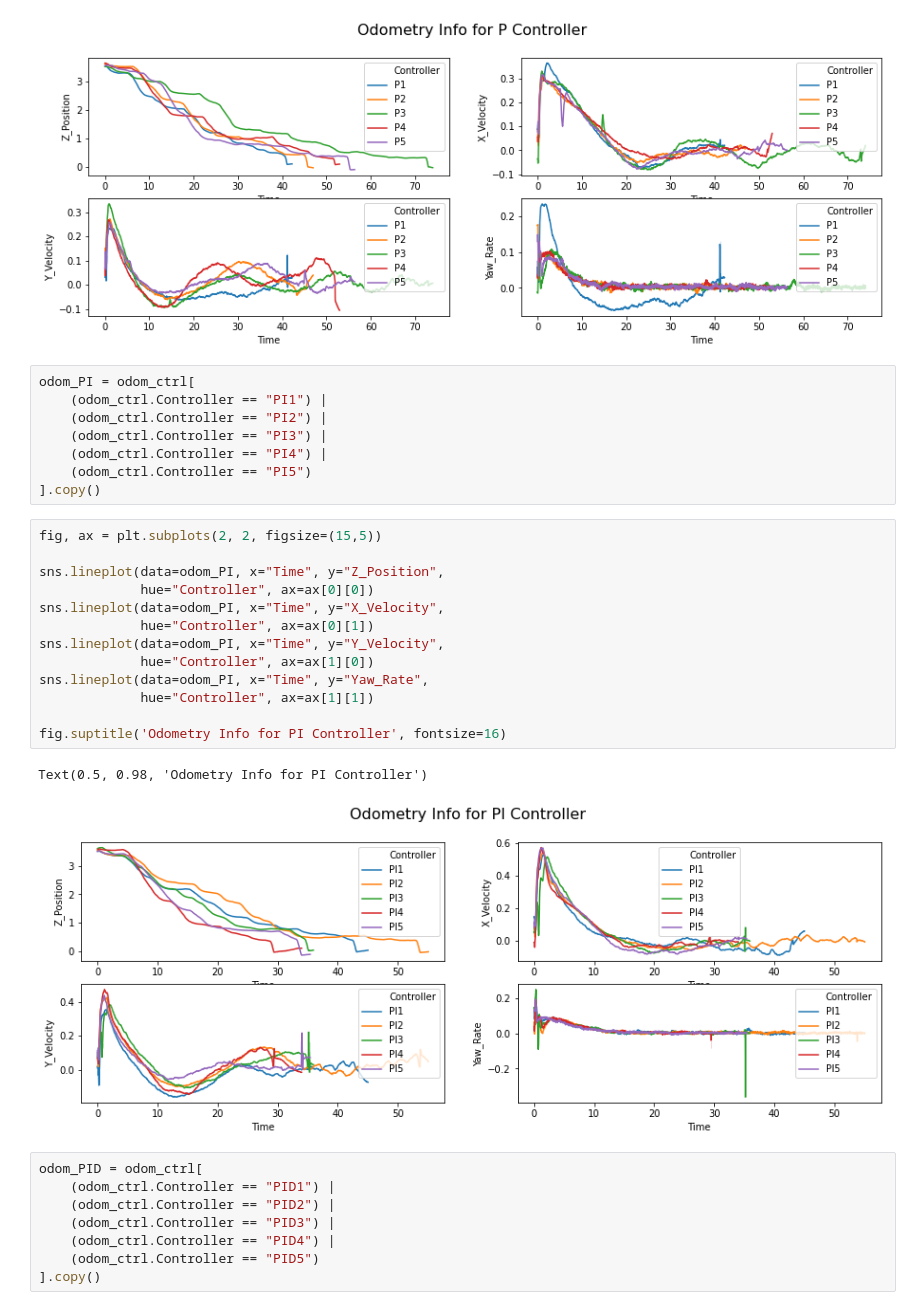
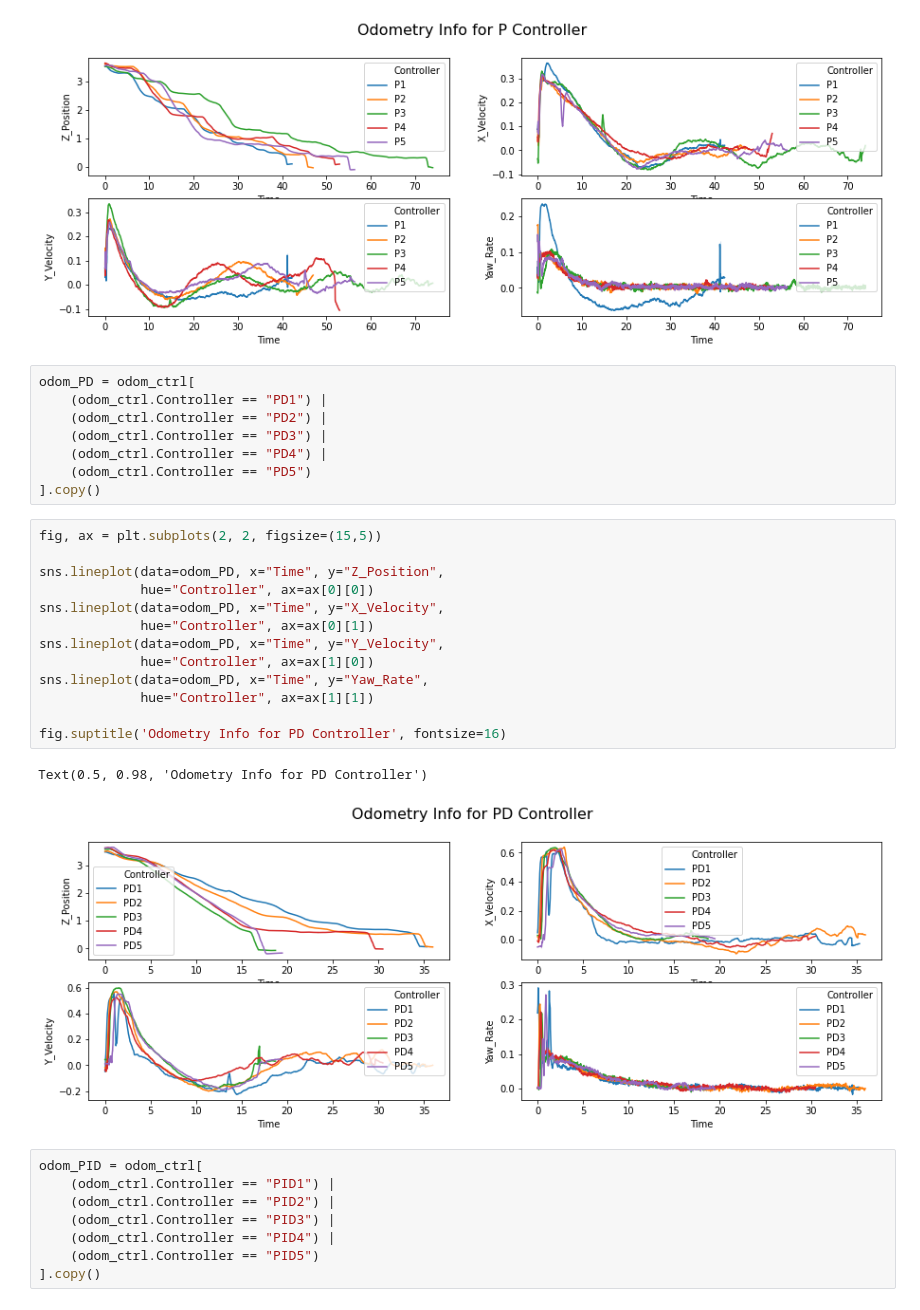
Before and after one commit to apinto25/autonomous_landing_data_analysis, a Jupyter notebook: controller_velocity_analysis.ipynb, the cells around one changed output. Drawn from its saved outputs; the diff is of its cells as text.

Commit message:
Update controller velocity analysis with the PD controller data.

```diff
--- a/controller_velocity_analysis.ipynb
+++ b/controller_velocity_analysis.ipynb
@@ -316,29 +316,29 @@ fig.suptitle('Odometry Info for P Controller', fontsize=16)
 Text(0.5, 0.98, 'Odometry Info for P Controller')
 [figure]
 # %%
-odom_PI = odom_ctrl[
-    (odom_ctrl.Controller == "PI1") |
-    (odom_ctrl.Controller == "PI2") |
-    (odom_ctrl.Controller == "PI3") |
-    (odom_ctrl.Controller == "PI4") |
-    (odom_ctrl.Controller == "PI5")
+odom_PD = odom_ctrl[
+    (odom_ctrl.Controller == "PD1") |
+    (odom_ctrl.Controller == "PD2") |
+    (odom_ctrl.Controller == "PD3") |
+    (odom_ctrl.Controller == "PD4") |
+    (odom_ctrl.Controller == "PD5")
 ].copy()
 # %%
 fig, ax = plt.subplots(2, 2, figsize=(15,5))
 
-sns.lineplot(data=odom_PI, x="Time", y="Z_Position",
+sns.lineplot(data=odom_PD, x="Time", y="Z_Position",
              hue="Controller", ax=ax[0][0])
-sns.lineplot(data=odom_PI, x="Time", y="X_Velocity",
+sns.lineplot(data=odom_PD, x="Time", y="X_Velocity",
              hue="Controller", ax=ax[0][1])
-sns.lineplot(data=odom_PI, x="Time", y="Y_Velocity",
+sns.lineplot(data=odom_PD, x="Time", y="Y_Velocity",
              hue="Controller", ax=ax[1][0])
-sns.lineplot(data=odom_PI, x="Time", y="Yaw_Rate",
+sns.lineplot(data=odom_PD, x="Time", y="Yaw_Rate",
              hue="Controller", ax=ax[1][1])
 
-fig.suptitle('Odometry Info for PI Controller', fontsize=16)
+fig.suptitle('Odometry Info for PD Controller', fontsize=16)
 # %% [output]
-Text(0.5, 0.98, 'Odometry Info for PI Controller')
+Text(0.5, 0.98, 'Odometry Info for PD Controller')
-[figure, old version]
+[figure, new version]
 # %%
 odom_PID = odom_ctrl[
     (odom_ctrl.Controller == "PID1") |
```
Also changed, not shown: parts of 11 cells of this notebook, 1 other file.
